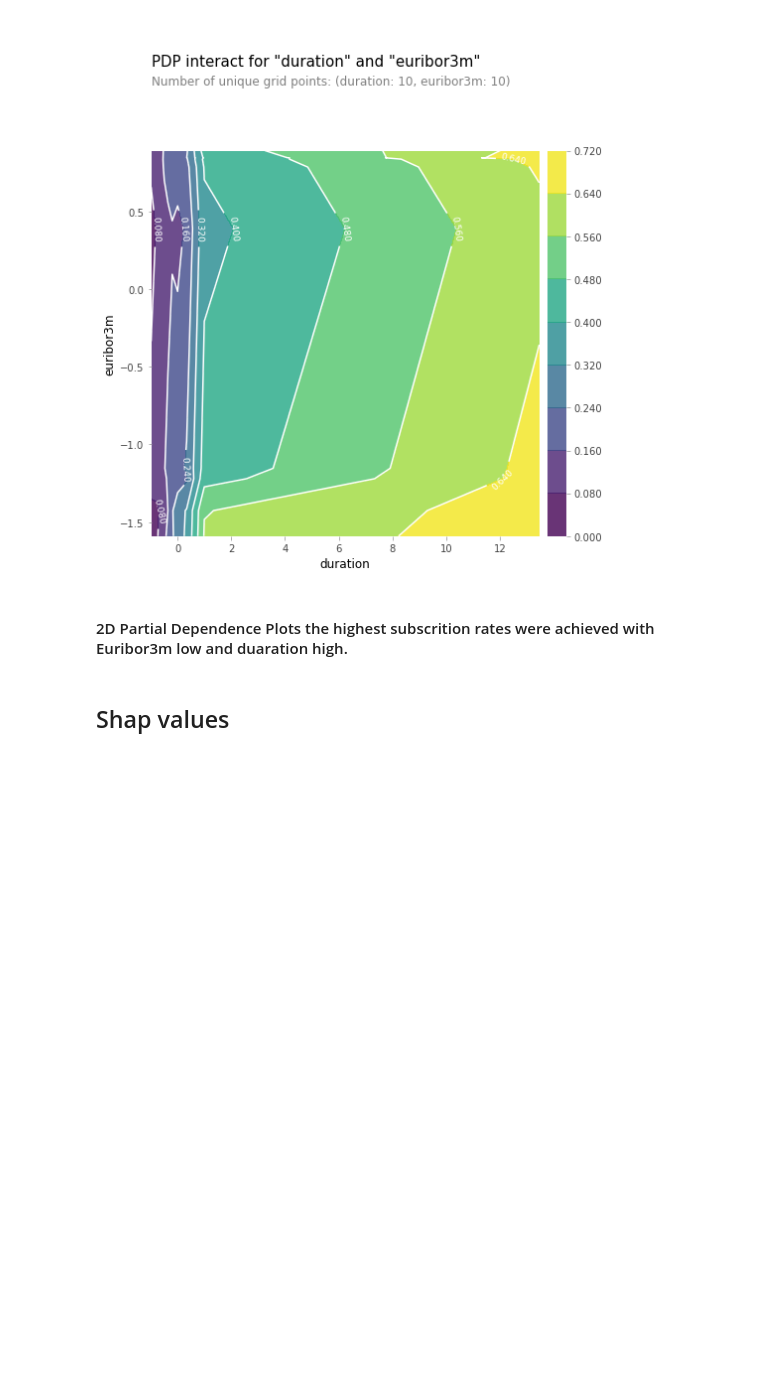
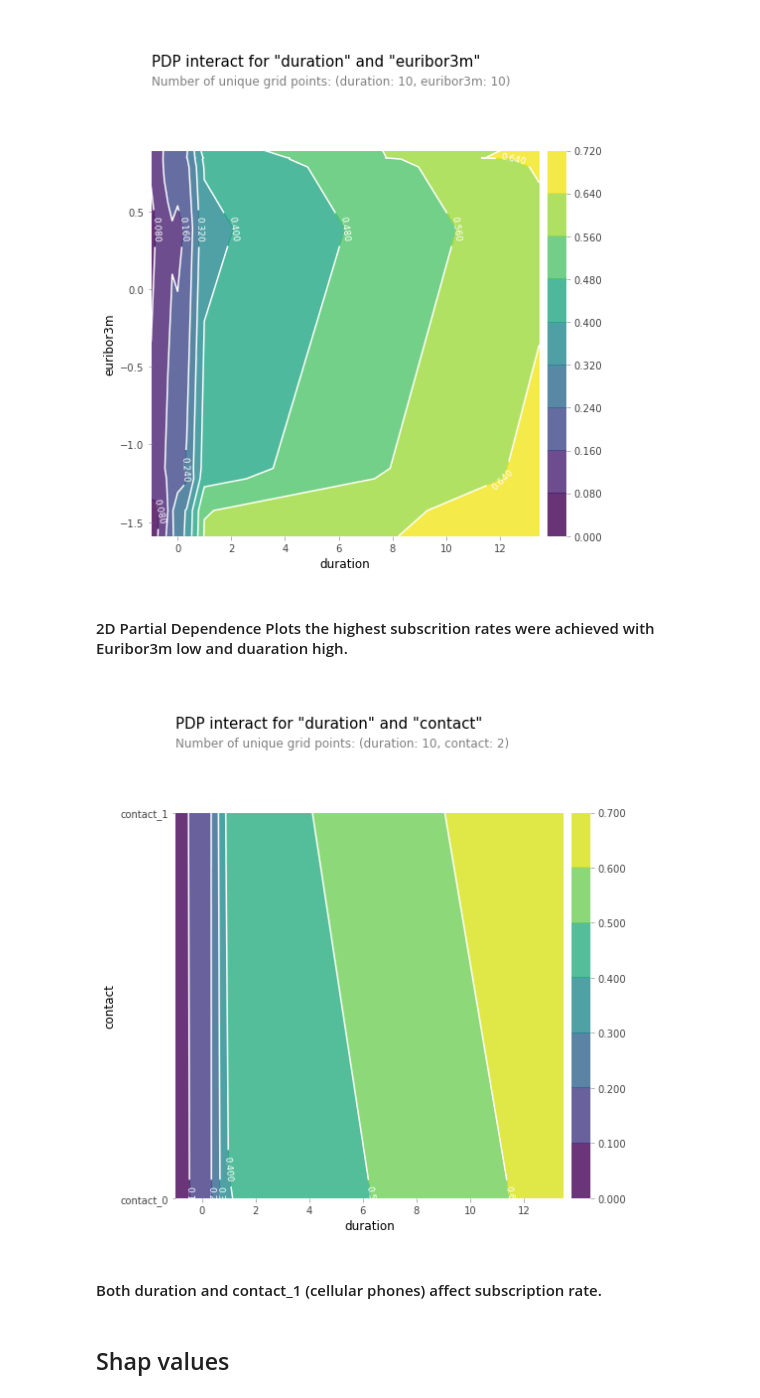
Before and after one commit to Jun-depo/Bank-deposit-subscription, a Jupyter notebook: Bank deposit--unbalanced-data-one-hot-encoder-RF-Wt_Balanced-feat-importance.ipynb, the cells around one changed output. Cells and saved outputs as stored; diff of their text form; code cells hidden in the pictures; blank space fills up the shorter version.

```diff
--- a/Bank deposit--unbalanced-data-one-hot-encoder-RF-Wt_Balanced-feat-importance.ipynb
+++ b/Bank deposit--unbalanced-data-one-hot-encoder-RF-Wt_Balanced-feat-importance.ipynb
@@ -345,6 +336,17 @@ plt.show()
 [figure]
 # %% [markdown]
 #### 2D Partial Dependence Plots the highest subscrition rates were achieved with Euribor3m low and duaration high.
+# %%
+plot_features = ['duration', 'contact']
+inter1  =  pdp.pdp_interact(model=clf_rf6, dataset=X_test, model_features=feature_names, features=plot_features)
+
+pdp.pdp_interact_plot(pdp_interact_out=inter1, feature_names=plot_features, plot_type='contour')
+plt.savefig("PDP2D_Duration_contact.png", dpi=300)
+plt.show()
+# %% [output]
+[figure, added]
+# %% [markdown]
+#### Both duration and contact_1 (cellular phones) affect subscription rate.
 # %% [markdown]
 ## Shap values
 # %%
```
Also changed, not shown: parts of 4 cells of this notebook, 3 other files.
